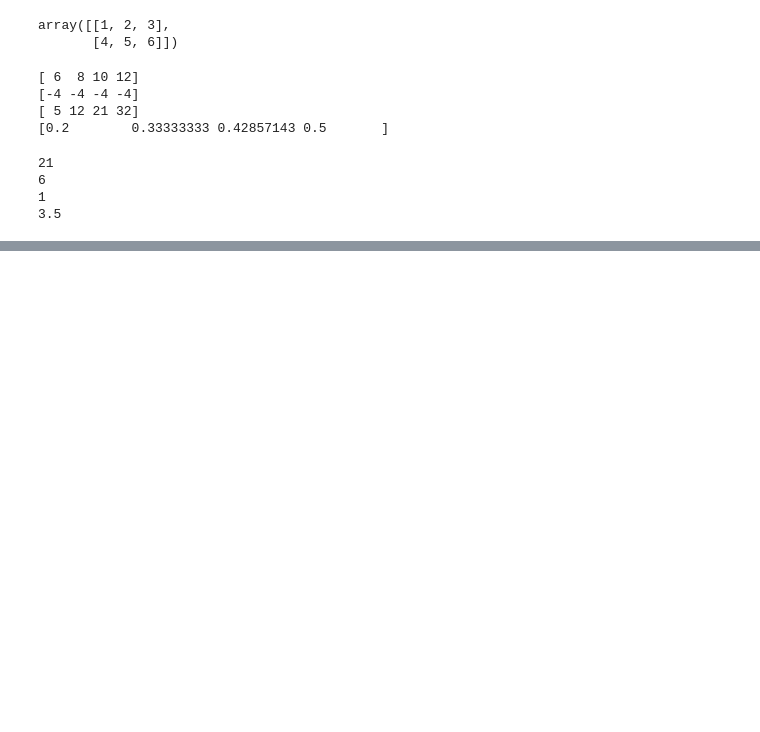
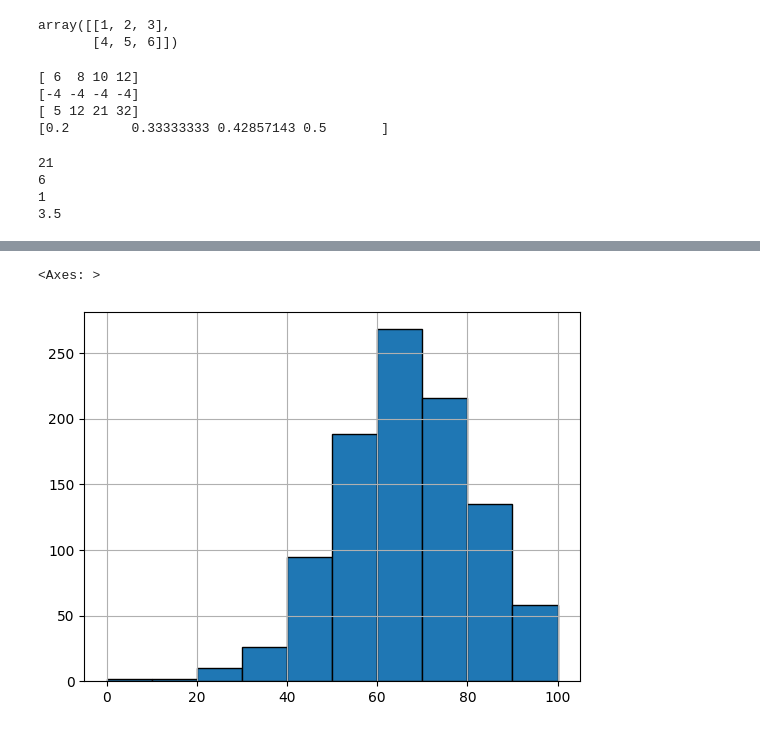
Before and after one commit to kamam1234/Python, a Jupyter notebook: GCF/4.ipynb, the cells around one changed output, grey strips where cells are left out. Cells and saved outputs as stored; diff of their text form; code cells hidden in the pictures; blank space fills up the shorter version.

```diff
--- a/GCF/4.ipynb
+++ b/GCF/4.ipynb
@@ -100,0 +110,4 @@ print(arr.mean())  # Mean of all elements
+# %%
+
+df = pd.read_csv("StudentsPerformance.csv")
+df.head()  # Display the first few rows of the DataFrame
@@ -100,0 +271,6 @@ print(arr.mean())  # Mean of all elements
+# %%
+import matplotlib.pyplot as plt
+df['math score'].hist(bins=10, edgecolor='black')
+# %% [output]
+<Axes: >
+[figure, added]
```
Also changed, not shown: parts of 17 cells of this notebook.
